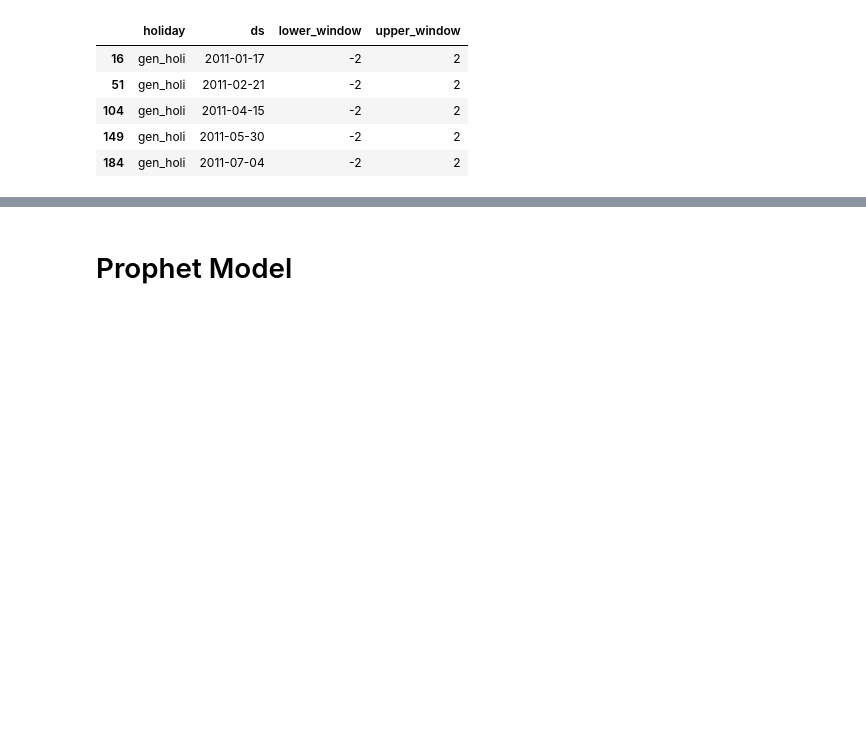
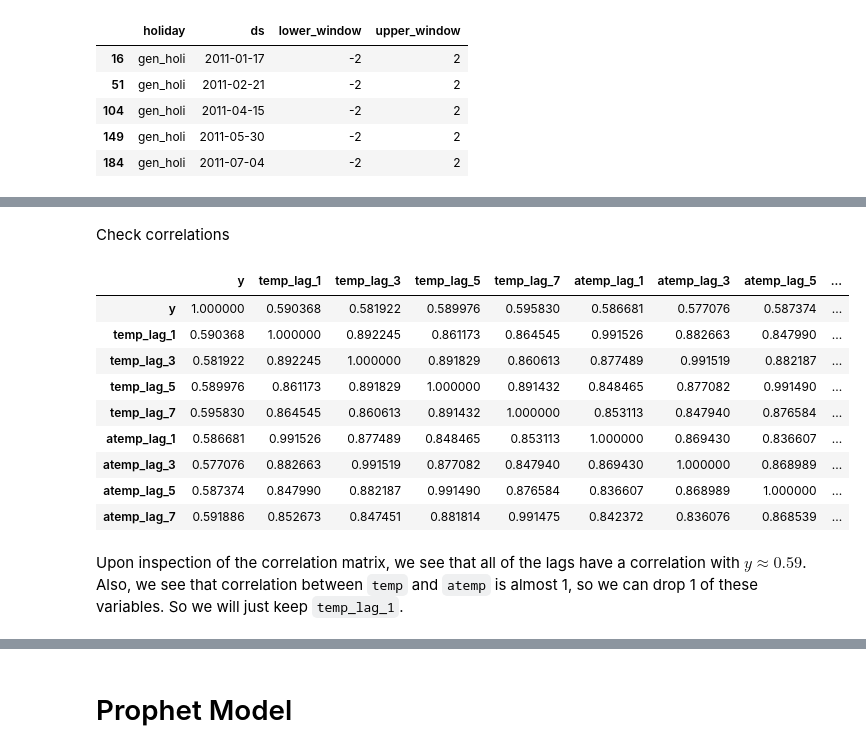
Before and after one commit to ROARMarketingConcepts/Times-Series-Analysis-with-Python, a Jupyter notebook: Modern Time Series Forecasting Techniques /Prophet/Forecasting_Times_Series_with_Prophet.ipynb, the cells around one changed output, grey strips where cells are left out. Cells and saved outputs as stored; diff of their text form; code cells hidden in the pictures; blank space fills up the shorter version.

```diff
--- a/Modern Time Series Forecasting Techniques /Prophet/Forecasting_Times_Series_with_Prophet.ipynb
+++ b/Modern Time Series Forecasting Techniques /Prophet/Forecasting_Times_Series_with_Prophet.ipynb
@@ -107,0 +118,3 @@ df.head()
+# %%
+new_y_val = df.loc[df['ds'] == '2012-10-28'].y.values[0]
+new_y_val
@@ -107,0 +123,3 @@ df.head()
+# %%
+df.loc[df['ds'].isin(['2012-10-29', '2012-10-30']), 'y'] = new_y_val
+df[df['ds'].isin(['2012-10-28','2012-10-29', '2012-10-30'])].y
@@ -346,0 +375,5 @@ holidays.head()
+# %%
+for lag in [1,3,5,7]:
+  df[f'temp_lag_{lag}'] = df['temp'].shift(lag)
+  df[f'atemp_lag_{lag}'] = df['atemp'].shift(lag)
+df.head()
@@ -346,0 +387,21 @@ holidays.head()
+# %% [markdown]
+Check correlations
+# %%
+# Create correlation matrix between the lagged values and y
+
+columns = ['y'] + [col for col in df.columns if col.startswith('temp_lag_') or col.startswith('atemp_lag_')]
+corr_matrix = df[columns].corr()
+corr_matrix
+# %% [output]
+|  | y | temp_lag_1 | temp_lag_3 | temp_lag_5 | temp_lag_7 | atemp_lag_1 | atemp_lag_3 | atemp_lag_5 | ... |
+| y | 1.000000 | 0.590368 | 0.581922 | 0.589976 | 0.595830 | 0.586681 | 0.577076 | 0.587374 | ... |
+| temp_lag_1 | 0.590368 | 1.000000 | 0.892245 | 0.861173 | 0.864545 | 0.991526 | 0.882663 | 0.847990 | ... |
+| temp_lag_3 | 0.581922 | 0.892245 | 1.000000 | 0.891829 | 0.860613 | 0.877489 | 0.991519 | 0.882187 | ... |
+| temp_lag_5 | 0.589976 | 0.861173 | 0.891829 | 1.000000 | 0.891432 | 0.848465 | 0.877082 | 0.991490 | ... |
+| temp_lag_7 | 0.595830 | 0.864545 | 0.860613 | 0.891432 | 1.000000 | 0.853113 | 0.847940 | 0.876584 | ... |
+| atemp_lag_1 | 0.586681 | 0.991526 | 0.877489 | 0.848465 | 0.853113 | 1.000000 | 0.869430 | 0.836607 | ... |
+| atemp_lag_3 | 0.577076 | 0.882663 | 0.991519 | 0.877082 | 0.847940 | 0.869430 | 1.000000 | 0.868989 | ... |
+| atemp_lag_5 | 0.587374 | 0.847990 | 0.882187 | 0.991490 | 0.876584 | 0.836607 | 0.868989 | 1.000000 | ... |
+| atemp_lag_7 | 0.591886 | 0.852673 | 0.847451 | 0.881814 | 0.991475 | 0.842372 | 0.836076 | 0.868539 | ... |
+# %% [markdown]
+Upon inspection of the correlation matrix, we see that all of the lags have a correlation with $y \approx 0.59$. Also, we see that correlation between `temp` and `atemp` is almost 1, so we can drop 1 of these variables. So we will just keep `temp_lag_1`.
```
Also changed, not shown: parts of 32 cells of this notebook, 2 other files.
